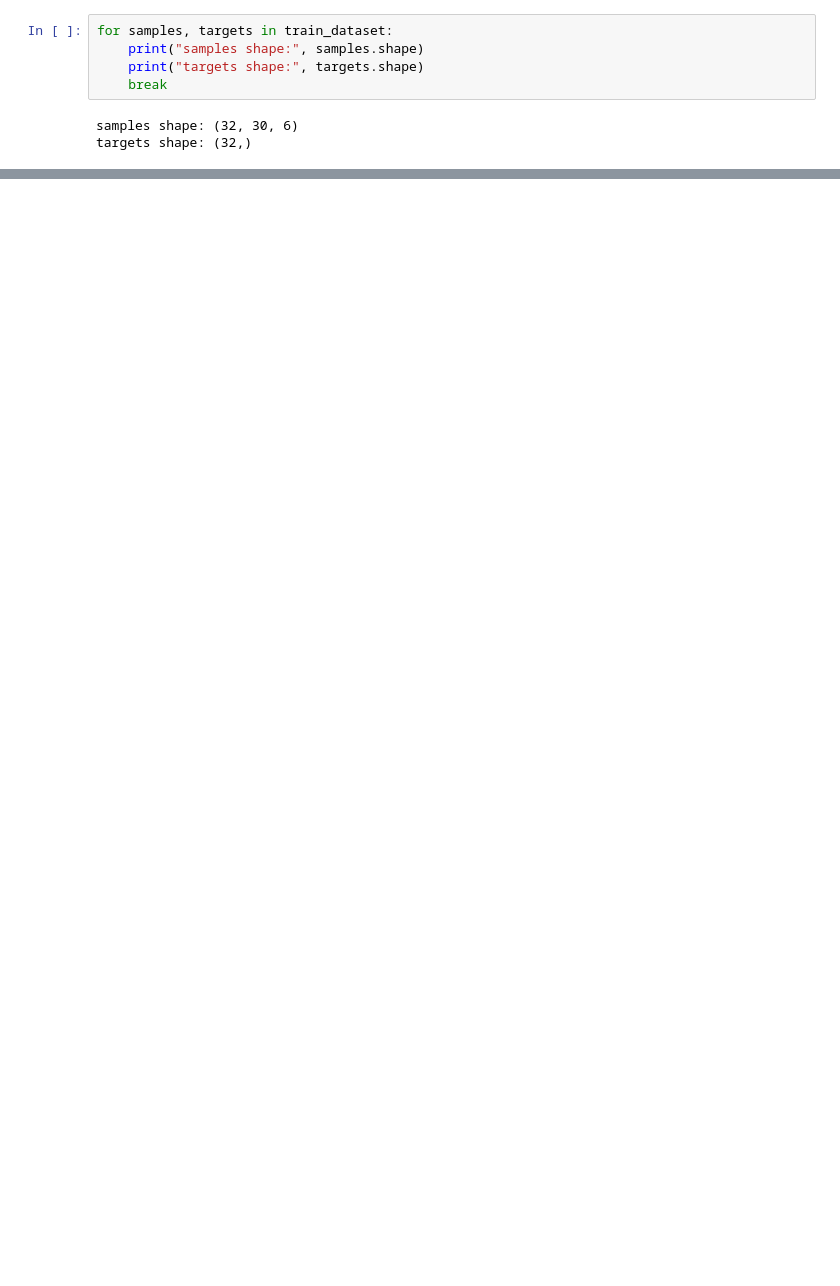
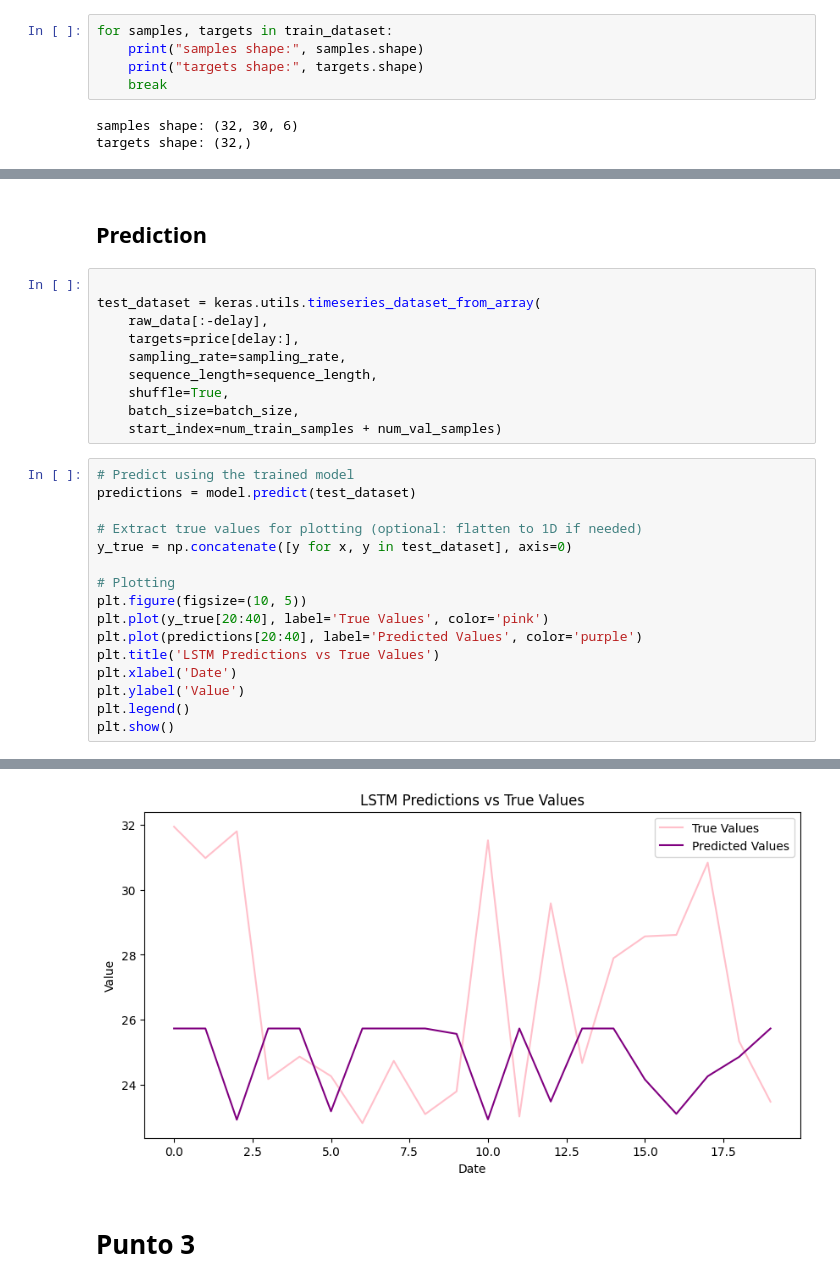
Before and after one commit to Vovleras/Taller3NunezVolveras, a Jupyter notebook: red.ipynb, the cells around one changed output, grey strips where cells are left out. Drawn from its saved outputs; the diff is of its cells as text; blank space fills up the shorter version.

```diff
--- a/red.ipynb
+++ b/red.ipynb
@@ -176,0 +238,29 @@ targets shape: (32,)
+# %% [markdown]
+## Prediction
+# %%
+
+test_dataset = keras.utils.timeseries_dataset_from_array(
+    raw_data[:-delay],
+    targets=price[delay:],
+    sampling_rate=sampling_rate,
+    sequence_length=sequence_length,
+    shuffle=True,
+    batch_size=batch_size,
+    start_index=num_train_samples + num_val_samples)
+# %%
+# Predict using the trained model
+predictions = model.predict(test_dataset)
+
+# Extract true values for plotting (optional: flatten to 1D if needed)
+y_true = np.concatenate([y for x, y in test_dataset], axis=0)
+
+# Plotting
+plt.figure(figsize=(10, 5))
+plt.plot(y_true[20:40], label='True Values', color='pink')
+plt.plot(predictions[20:40], label='Predicted Values', color='purple')
+plt.title('LSTM Predictions vs True Values')
+plt.xlabel('Date')
+plt.ylabel('Value')
+plt.legend()
+plt.show()
+# %% [output]
@@ -176,0 +268,3 @@ targets shape: (32,)
+[figure, added]
+# %% [markdown]
+# Punto 3
```
Also changed, not shown: parts of 15 cells of this notebook, 2 other files.
